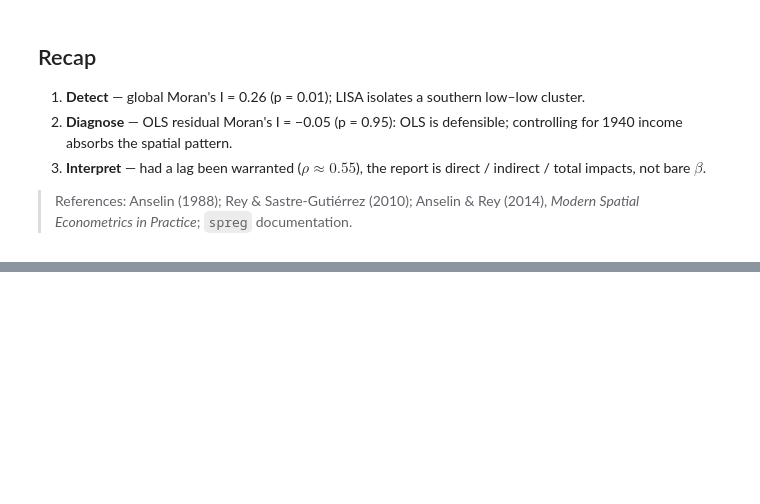
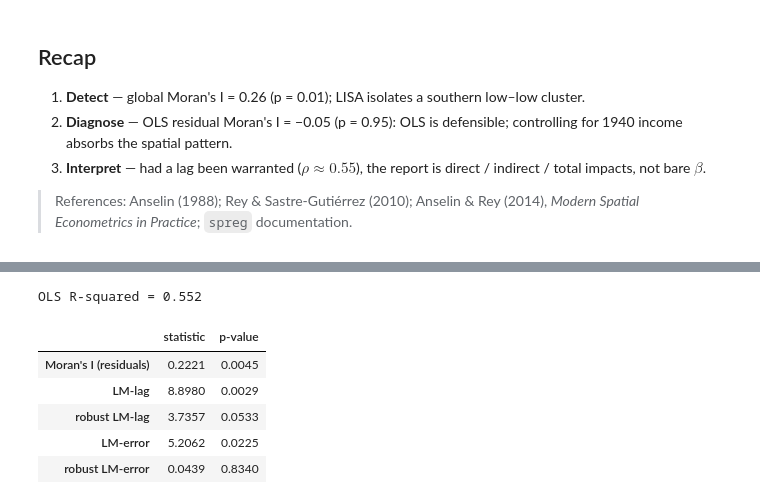
Before and after one commit to rschifan/spatial-unito-26, a Jupyter notebook: notebooks/03_spatial_econonometric_modeling.ipynb, the cells around one changed output, grey strips where cells are left out. Drawn from its saved outputs; the diff is of its cells as text; code cells hidden in the pictures; blank space fills up the shorter version.

```diff
--- a/notebooks/03_spatial_econonometric_modeling.ipynb
+++ b/notebooks/03_spatial_econonometric_modeling.ipynb
@@ -197,0 +247,28 @@ spillover (indirect) piece here is as large as the own-area (direct) effect.
+# %%
+gc = Graph.build_contiguity(col, rook=False)     # Queen contiguity
+wc = gc.to_W(); wc.transform = "r"               # row-standardised W
+
+yc = col[["CRIME"]].values
+Xc = col[["INC", "HOVAL"]].values
+
+np.random.seed(SEED)
+ols_c = spreg.OLS(yc, Xc, w=wc, spat_diag=True, moran=True,
+                  name_y="CRIME", name_x=["INC", "HOVAL"])
+
+diag_c = pd.DataFrame(
+    {"statistic": [ols_c.moran_res[0], ols_c.lm_lag[0], ols_c.rlm_lag[0],
+                   ols_c.lm_error[0], ols_c.rlm_error[0]],
+     "p-value":   [ols_c.moran_res[2], ols_c.lm_lag[1], ols_c.rlm_lag[1],
+                   ols_c.lm_error[1], ols_c.rlm_error[1]]},
+    index=["Moran's I (residuals)", "LM-lag", "robust LM-lag",
+           "LM-error", "robust LM-error"]).round(4)
+print(f"OLS R-squared = {ols_c.r2:.3f}")
+diag_c
+# %% [output]
+OLS R-squared = 0.552
+|  | statistic | p-value |
+| Moran's I (residuals) | 0.2221 | 0.0045 |
+| LM-lag | 8.8980 | 0.0029 |
+| robust LM-lag | 3.7357 | 0.0533 |
+| LM-error | 5.2062 | 0.0225 |
+| robust LM-error | 0.0439 | 0.8340 |
```
Also changed, not shown: parts of 12 cells of this notebook.
